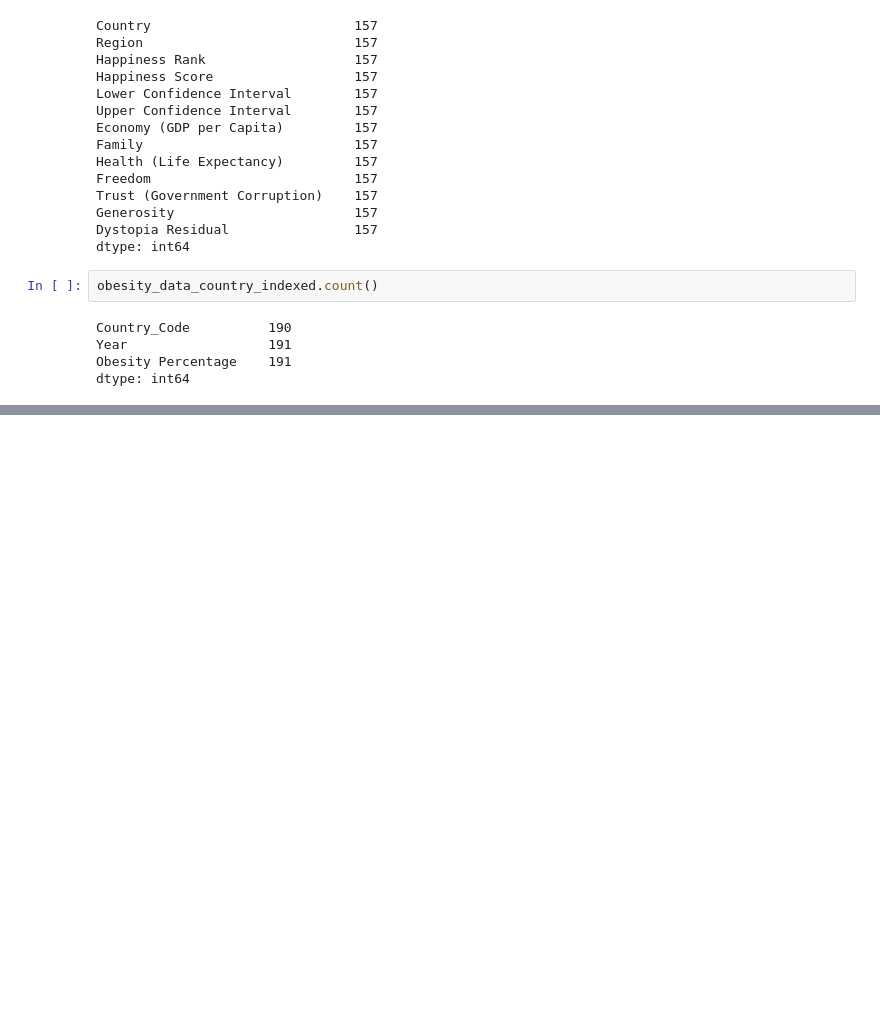
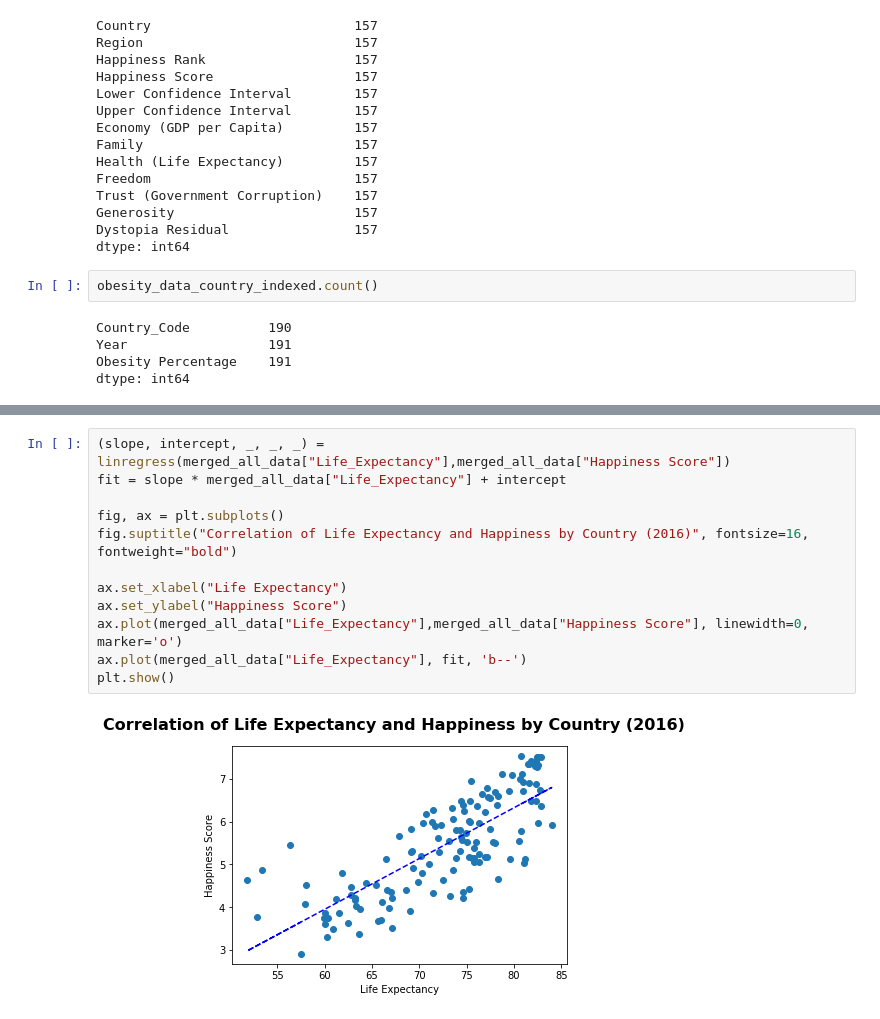
Before and after one commit to abigailmetzger/abigail_brennan_club, a Jupyter notebook: obesity_vs_happiness.ipynb, the cells around one changed output, grey strips where cells are left out. Drawn from its saved outputs; the diff is of its cells as text; blank space fills up the shorter version.

```diff
--- a/obesity_vs_happiness.ipynb
+++ b/obesity_vs_happiness.ipynb
@@ -232,0 +224,14 @@ merged_obesity_happiness_data
+# %%
+(slope, intercept, _, _, _) = linregress(merged_all_data["Life_Expectancy"],merged_all_data["Happiness Score"])
+fit = slope * merged_all_data["Life_Expectancy"] + intercept
+
+fig, ax = plt.subplots()
+fig.suptitle("Correlation of Life Expectancy and Happiness by Country (2016)", fontsize=16, fontweight="bold")
+
+ax.set_xlabel("Life Expectancy")
+ax.set_ylabel("Happiness Score")
+ax.plot(merged_all_data["Life_Expectancy"],merged_all_data["Happiness Score"], linewidth=0, marker='o')
+ax.plot(merged_all_data["Life_Expectancy"], fit, 'b--')
+plt.show()
+# %% [output]
+[figure, added]
```
Also changed, not shown: parts of 17 cells of this notebook.
